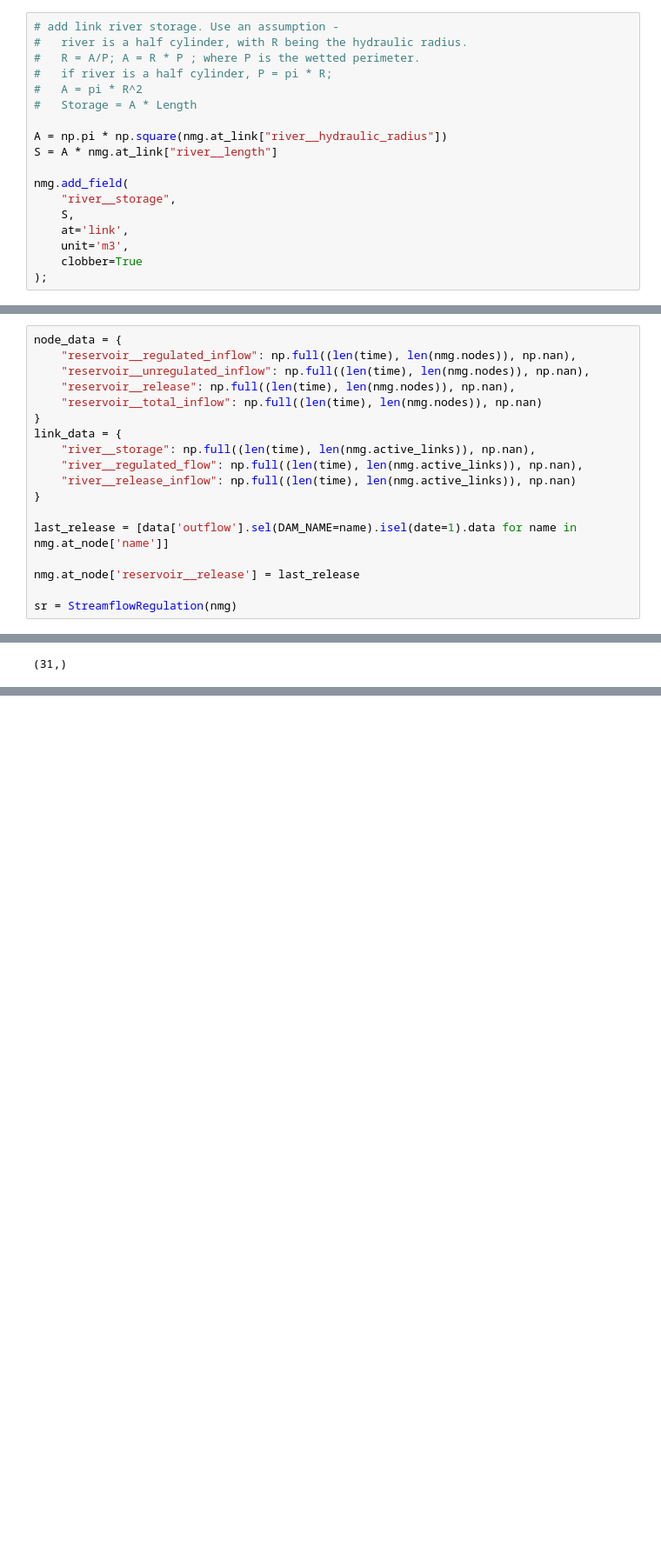
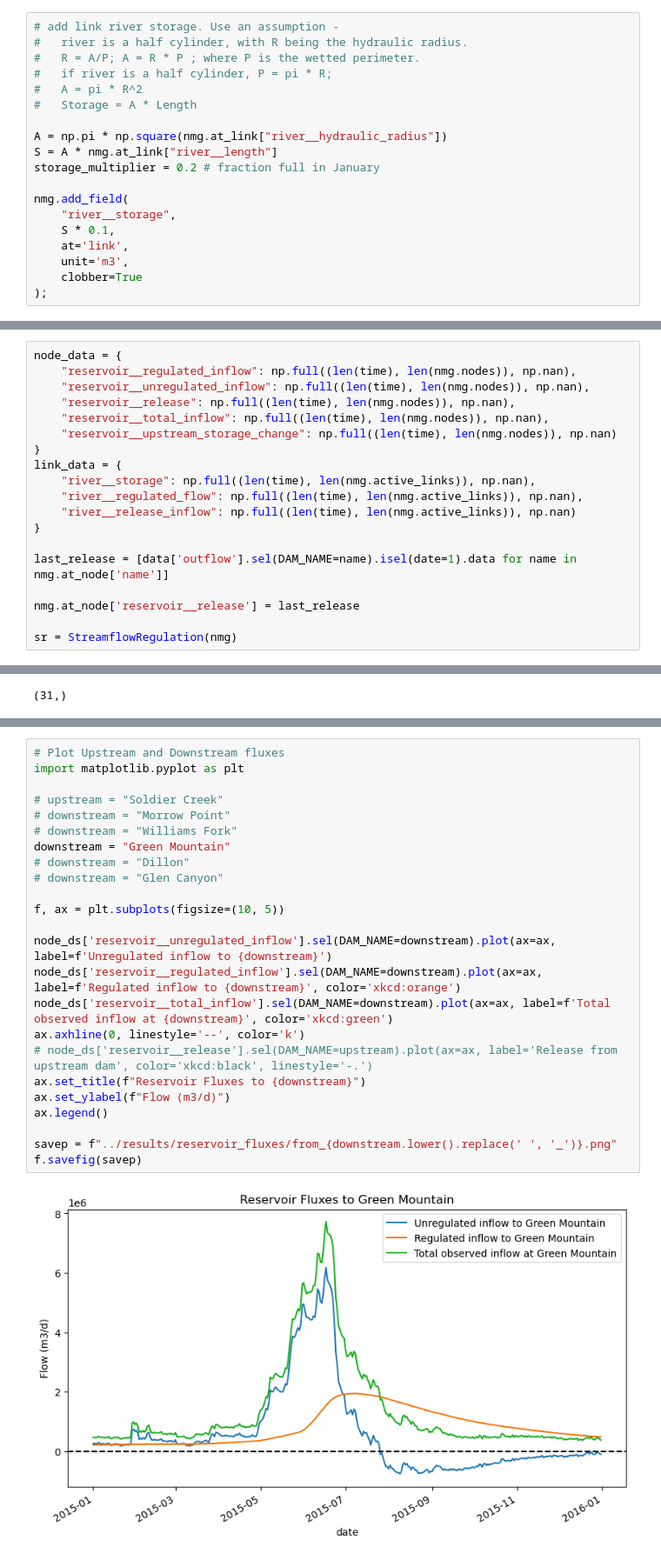
Before and after one commit to pritamd47/ReservoirNetwork, a Jupyter notebook: notebooks/Regulation.ipynb, the cells around one changed output, grey strips where cells are left out. Shown at 87% size. Saved outputs shown, nothing was run; the diff lists cells and outputs as text; blank space fills up the shorter version.

```diff
--- a/notebooks/Regulation.ipynb
+++ b/notebooks/Regulation.ipynb
@@ -161,10 +165,11 @@ nmg.add_field(
 
 A = np.pi * np.square(nmg.at_link["river__hydraulic_radius"])
 S = A * nmg.at_link["river__length"]
+storage_multiplier = 0.2 # fraction full in January
 
 nmg.add_field(
     "river__storage",
-    S,
+    S * 0.1,
     at='link',
     unit='m3',
     clobber=True
@@ -230,7 +253,8 @@ node_data = {
     "reservoir__regulated_inflow": np.full((len(time), len(nmg.nodes)), np.nan),
     "reservoir__unregulated_inflow": np.full((len(time), len(nmg.nodes)), np.nan),
     "reservoir__release": np.full((len(time), len(nmg.nodes)), np.nan),
-    "reservoir__total_inflow": np.full((len(time), len(nmg.nodes)), np.nan)
+    "reservoir__total_inflow": np.full((len(time), len(nmg.nodes)), np.nan),
+    "reservoir__upstream_storage_change": np.full((len(time), len(nmg.nodes)), np.nan)
 }
 link_data = {
     "river__storage": np.full((len(time), len(nmg.active_links)), np.nan),
@@ -338,0 +341,26 @@ ax1.legend()
+# %%
+# Plot Upstream and Downstream fluxes
+import matplotlib.pyplot as plt
+
+# upstream = "Soldier Creek"
+# downstream = "Morrow Point"
+# downstream = "Williams Fork"
+downstream = "Green Mountain"
+# downstream = "Dillon"
+# downstream = "Glen Canyon"
+
+f, ax = plt.subplots(figsize=(10, 5))
+
+node_ds['reservoir__unregulated_inflow'].sel(DAM_NAME=downstream).plot(ax=ax, label=f'Unregulated inflow to {downstream}')
+node_ds['reservoir__regulated_inflow'].sel(DAM_NAME=downstream).plot(ax=ax, label=f'Regulated inflow to {downstream}', color='xkcd:orange')
+node_ds['reservoir__total_inflow'].sel(DAM_NAME=downstream).plot(ax=ax, label=f'Total observed inflow at {downstream}', color='xkcd:green')
+ax.axhline(0, linestyle='--', color='k')
+# node_ds['reservoir__release'].sel(DAM_NAME=upstream).plot(ax=ax, label='Release from upstream dam', color='xkcd:black', linestyle='-.')
+ax.set_title(f"Reservoir Fluxes to {downstream}")
+ax.set_ylabel(f"Flow (m3/d)")
+ax.legend()
+
+savep = f"../results/reservoir_fluxes/from_{downstream.lower().replace(' ', '_')}.png"
+f.savefig(savep)
+# %% [output]
+[figure, added]
```
Also changed, not shown: parts of 8 cells of this notebook.
